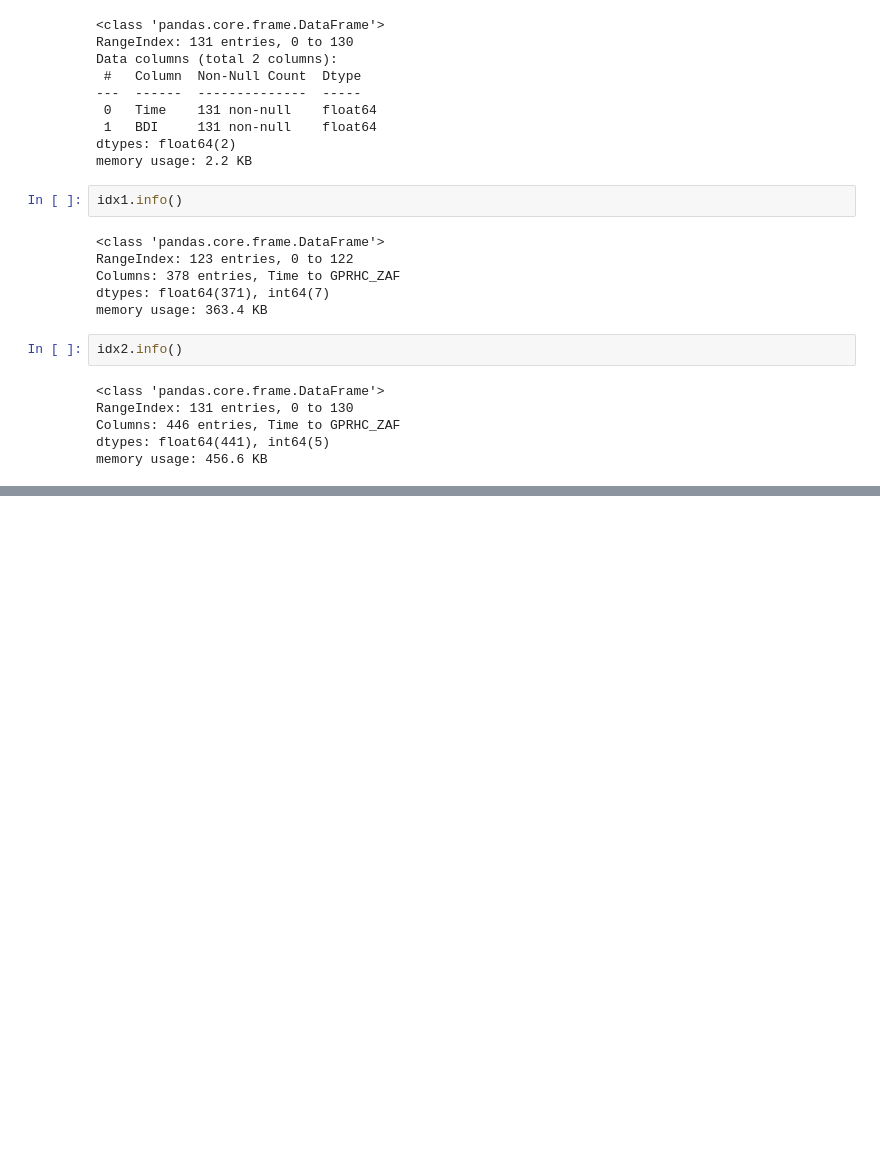
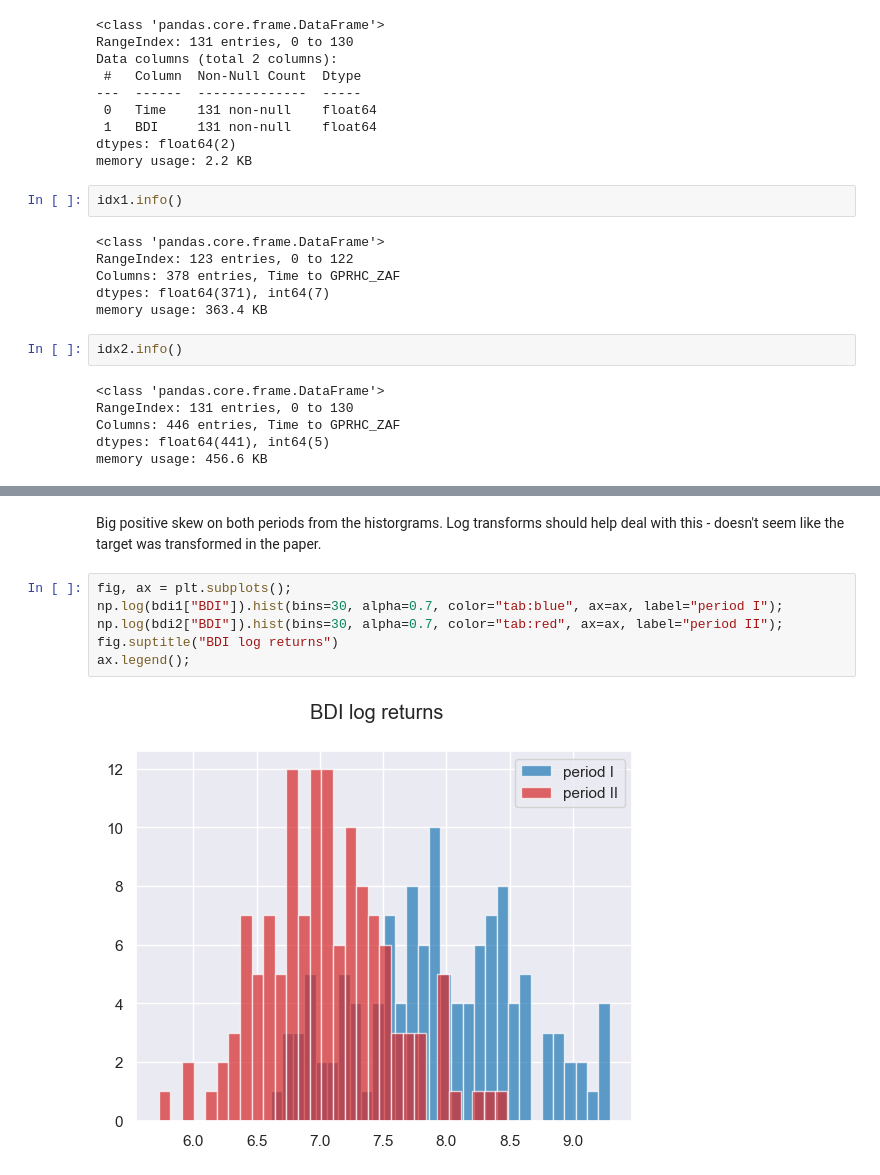
Before and after one commit to BrownianNotion/BDI-Prophet, a Jupyter notebook: eda.ipynb, the cells around one changed output, grey strips where cells are left out. Drawn from its saved outputs; the diff is of its cells as text; blank space fills up the shorter version.

```diff
--- a/eda.ipynb
+++ b/eda.ipynb
@@ -133 +374,11 @@ bdi1.hist(bins=30, alpha=0.7);
+# %% [markdown]
+Big positive skew on both periods from the historgrams. Log transforms should help deal with this - doesn't seem like the target was transformed in the paper.
+# %%
+fig, ax = plt.subplots();
+np.log(bdi1["BDI"]).hist(bins=30, alpha=0.7, color="tab:blue", ax=ax, label="period I");
+np.log(bdi2["BDI"]).hist(bins=30, alpha=0.7, color="tab:red", ax=ax, label="period II");
+fig.suptitle("BDI log returns")
+ax.legend();
+# %% [output]
+[figure, added]
 # %%
```
Also changed, not shown: parts of 30 cells of this notebook, 4 other files.
